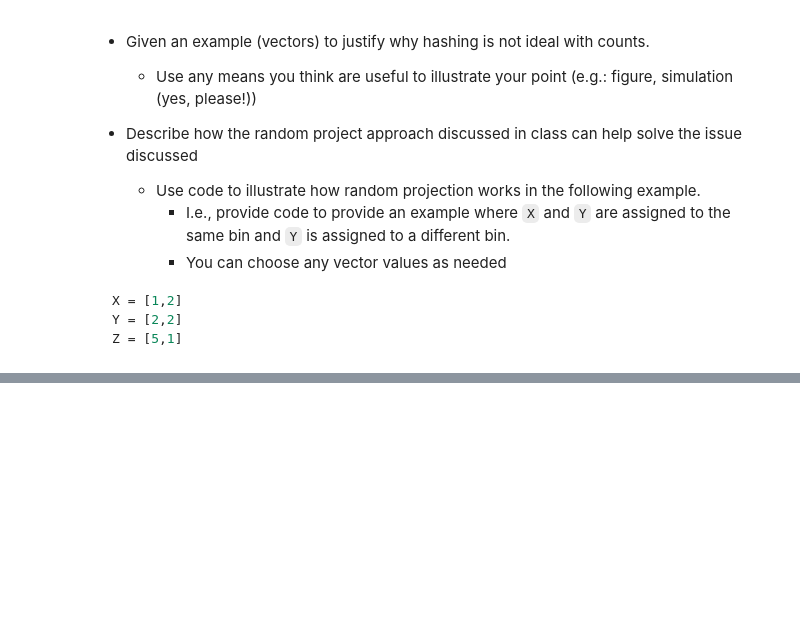
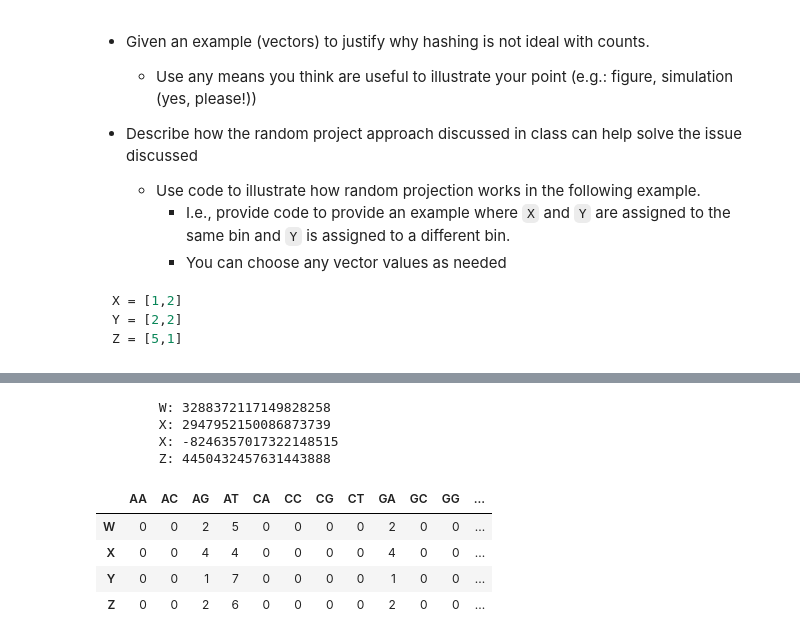
Before and after one commit to ICS-CLASSROOM/assignment-1-yiwenc22, a Jupyter notebook: Assignment 1.ipynb, the cells around one changed output, grey strips where cells are left out. Drawn from its saved outputs; the diff is of its cells as text; code cells hidden in the pictures; blank space fills up the shorter version.

```diff
--- a/Assignment 1.ipynb
+++ b/Assignment 1.ipynb
@@ -579,0 +604,18 @@ Z = [5,1]
+# %%
+print(f"\tW: {hash(tuple(get_kmer_counts(W, k=2)))}")
+print(f"\tX: {hash(tuple(get_kmer_counts(X, k=2)))}")
+print(f"\tX: {hash(tuple(get_kmer_counts(Y, k=2)))}")
+print(f"\tZ: {hash(tuple(get_kmer_counts(Z, k=2)))}")
+
+counts_dict = {"W": get_kmer_counts(W, k=2), "X": get_kmer_counts(X, k=2), "Y": get_kmer_counts(Y, k=2), "Z": get_kmer_counts(Z, k=2)}
+pretty_print_counts(counts_dict)
+# %% [output]
+        W: 3288372117149828258
+        X: 2947952150086873739
+        X: -8246357017322148515
+        Z: 4450432457631443888
+|  | AA | AC | AG | AT | CA | CC | CG | CT | GA | GC | GG | ... |
+| W | 0 | 0 | 2 | 5 | 0 | 0 | 0 | 0 | 2 | 0 | 0 | ... |
+| X | 0 | 0 | 4 | 4 | 0 | 0 | 0 | 0 | 4 | 0 | 0 | ... |
+| Y | 0 | 0 | 1 | 7 | 0 | 0 | 0 | 0 | 1 | 0 | 0 | ... |
+| Z | 0 | 0 | 2 | 6 | 0 | 0 | 0 | 0 | 2 | 0 | 0 | ... |
```
Also changed, not shown: parts of 4 cells of this notebook.
